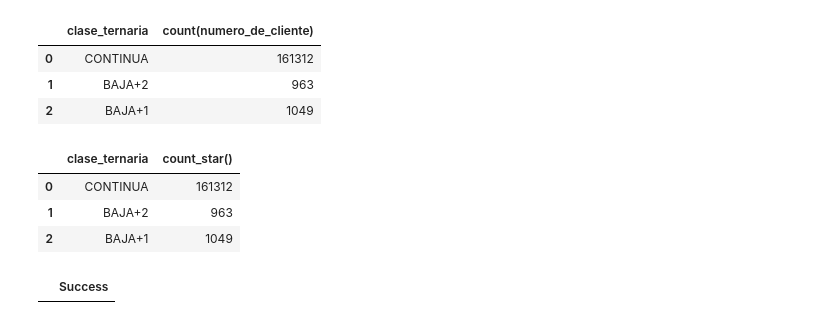
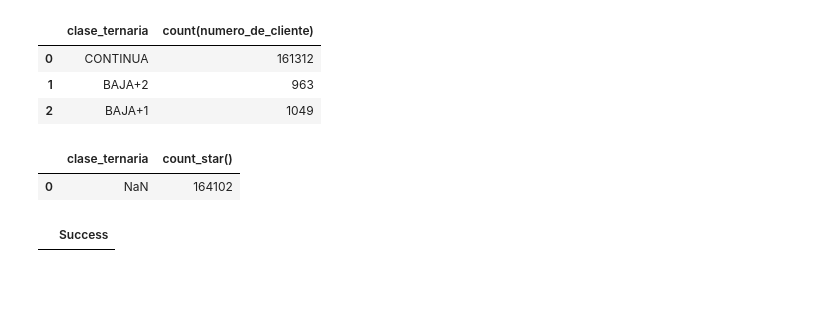
Before and after one commit to fedeidoeta/dmeyf2023, a Jupyter notebook: src/monday/fi101_target_sql.ipynb, the cells around one changed output. Saved outputs shown, nothing was run; the diff lists cells and outputs as text; code cells hidden in the pictures; blank space fills up the shorter version.

```diff
--- a/src/monday/fi101_target_sql.ipynb
+++ b/src/monday/fi101_target_sql.ipynb
@@ -306,14 +308,12 @@ select numero_de_cliente,foto_mes,mes_mas_1, mes_mas_2,
 # %%
 %%sql
 select clase_ternaria, count(*)
 from competencia_01_ternaria
-where foto_mes = '202103'
+where foto_mes = '202105'
 group by 1
 # %% [output]
 |  | clase_ternaria | count_star() |
-| 0 | CONTINUA | 161312 |
-| 1 | BAJA+2 | 963 |
-| 2 | BAJA+1 | 1049 |
+| 0 | NaN | 164102 |
 # %%
 %%sql
 -- COPY competencia_01_ternaria TO 'C:\Users\feder\Documents\Maestria_en_Ciencia_de_datos\4_DM_en_Economia_y_Finanzas\datasets/competencia_01.csv' (FORMAT CSV, HEADER)
```
Also changed, not shown: parts of 1 cell of this notebook, 1 other file.
